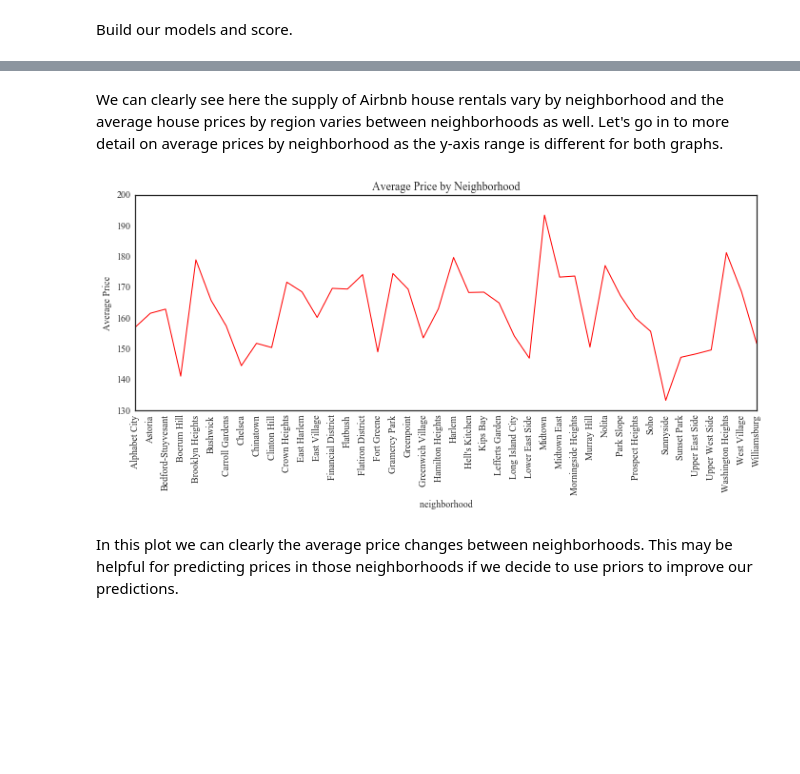
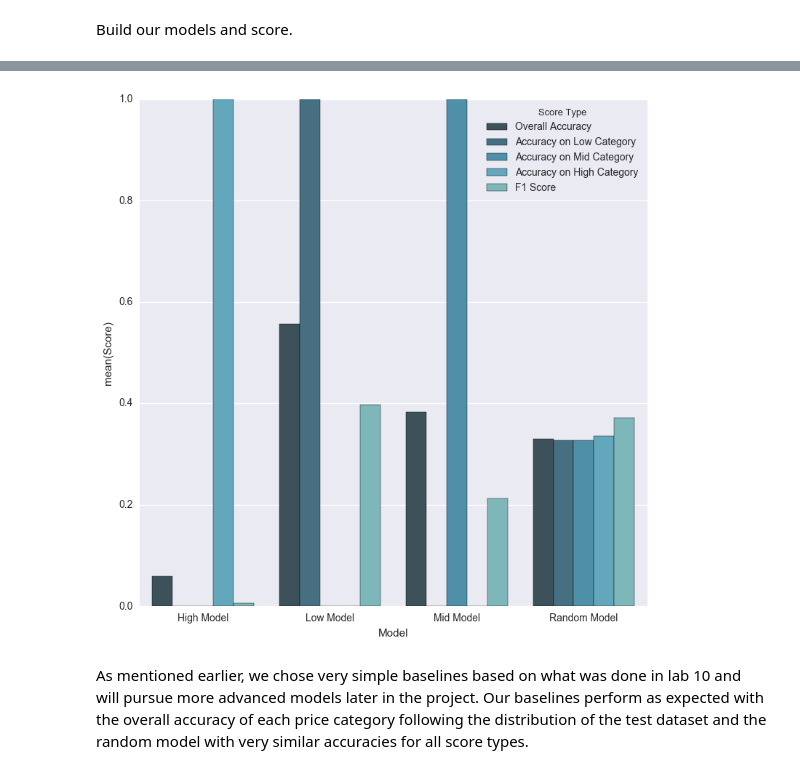
Before and after one commit to vijay4321/cs109AAirbnbProject, a Jupyter notebook: Camera-Murray-Garg-Thangella_CS109A_Project_Milestone4.ipynb, the cells around one changed output, grey strips where cells are left out. Cells and saved outputs as stored; diff of their text form; code cells hidden in the pictures; blank space fills up the shorter version.

```diff
--- a/Camera-Murray-Garg-Thangella_CS109A_Project_Milestone4.ipynb
+++ b/Camera-Murray-Garg-Thangella_CS109A_Project_Milestone4.ipynb
@@ -386,20 +249,0 @@ listingsDF = listingsDF [ np.isfinite ( listingsDF [ "bedrooms" ] ) & np.isfinit
-# %%
-# set up our visualization
-fig, ax = plt.subplots ( 1, 1, figsize = ( 4, 4 ) )
-
-# set the style
-plt.style.use ( [ 'seaborn-white', 'seaborn-muted' ] )
-matplotlib.rc ( "font", family = "Times New Roman" )
-
-# create histogram
-ax.hist ( listingsDF [ "bedrooms" ], alpha = 0.5 )
-
-# set labels
-ax.set_title  ( "Number of Bedrooms" )
-ax.yaxis.grid ( True )
-ax.set_xlabel ( "Bedrooms" )
-ax.set_ylabel ( "Count" )
-
-# display plot
-plt.tight_layout()
-plt.show()
@@ -576,24 +250,14 @@ plt.show()
-# %% [markdown]
-We can clearly see here the supply of Airbnb house rentals vary by neighborhood and the average house prices by region varies between neighborhoods as well. Let's go in to more detail on average prices by neighborhood as the y-axis range is different for both graphs.
-# %%
-# set up the visualization
-fig = plt.figure ( figsize = ( 10, 4 ) )
-
-# set up the line graph
-y = listingsDF_70.groupby ( [ 'neighborhood' ] )[ 'price' ].mean()
-y.plot ( kind = 'line', color = 'r' )
-x = range ( len ( y.values ) )
-
-# create labels and
-plt.ylabel ( 'Average Price' )
-plt.title  ( 'Average Price by Neighborhood')
-plt.tight_layout()
-labels = list ( y.index.values )
-plt.xticks ( x, labels, rotation = 'vertical' )
-
-# display visualization
-plt.show()
-# %% [output]
-[figure, removed]
-# %% [markdown]
-In this plot we can clearly the average price changes between neighborhoods. This may be helpful for predicting prices in those neighborhoods if we decide to use priors to improve our predictions.
+# %%
+# set up visualization
+sns.set ( rc = { "figure.figsize" : ( 9, 9 ) } )
+sns.set_palette ( palette = "GnBu_d" )
+ax = plt.axes()
+
+# create a barplot of the price categories
+#ax = sns.barplot ( x = list(scoreDF.columns.values), y = scoreDF.values, hue = scoreDF.index.value_counts().index )
+q = pd.concat ( [ pd.DataFrame ( { "Score Type": np.tile ( scoreDF.index.values, 4 ) } ), pd.melt ( scoreDF, var_name = "Model", value_name = "Score" ) ], axis = 1 )
+ax = sns.barplot ( x = "Model", y = "Score", hue = "Score Type", data = q )
+# %% [output]
+[figure, added]
+# %% [markdown]
+As mentioned earlier, we chose very simple baselines based on what was done in lab 10 and will pursue more advanced models later in the project. Our baselines perform as expected with the overall accuracy of each price category following the distribution of the test dataset and the random model with very similar accuracies for all score types.
```
Also changed, not shown: parts of 61 cells of this notebook, 4 other files.
